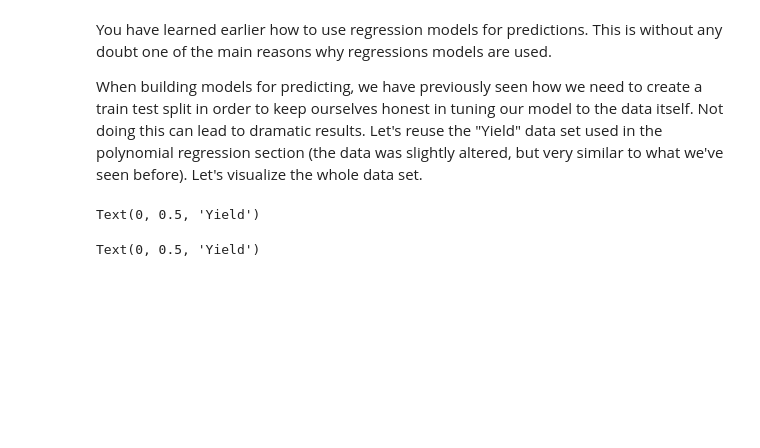
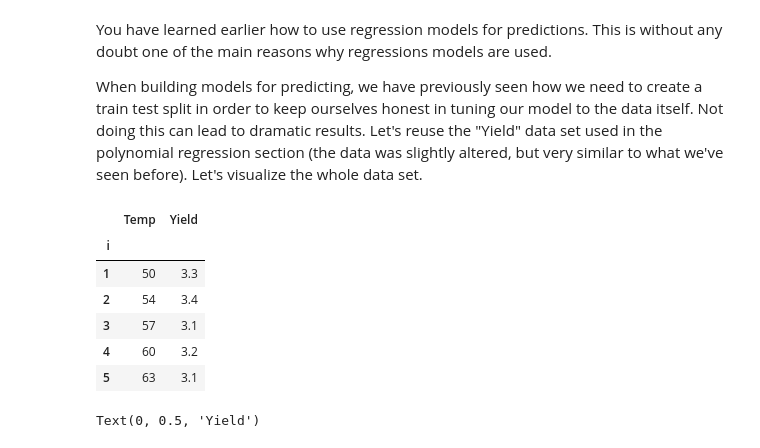
Before and after one commit to ulkuguneysu/dsc-bias-variance-trade-off-nyc-ds-career-042219, a Jupyter notebook: index.ipynb, the cells around one changed output. Drawn from its saved outputs; the diff is of its cells as text; code cells hidden in the pictures; blank space fills up the shorter version.

```diff
--- a/index.ipynb
+++ b/index.ipynb
@@ -19,19 +19,25 @@ When building models for predicting, we have previously seen how we need to crea
 # %%
 import pandas as pd
 yld = pd.read_csv("yield2.csv", sep='\s+', index_col = 0)
 from sklearn.linear_model import LinearRegression
 from sklearn.model_selection import train_test_split
 import matplotlib.pyplot as plt
 from sklearn.preprocessing import PolynomialFeatures
 import numpy as np
 
-yld.head()
+
 y = yld["Yield"]
 X = yld["Temp"]
 
-type(X)
+yld.head()
 # %% [output]
-Text(0, 0.5, 'Yield')
+|  | Temp | Yield |
+| i |  |  |
+| 1 | 50 | 3.3 |
+| 2 | 54 | 3.4 |
+| 3 | 57 | 3.1 |
+| 4 | 60 | 3.2 |
+| 5 | 63 | 3.1 |
 # %%
 #X.dtype
 plt.scatter(X,y, color = "green")
```
